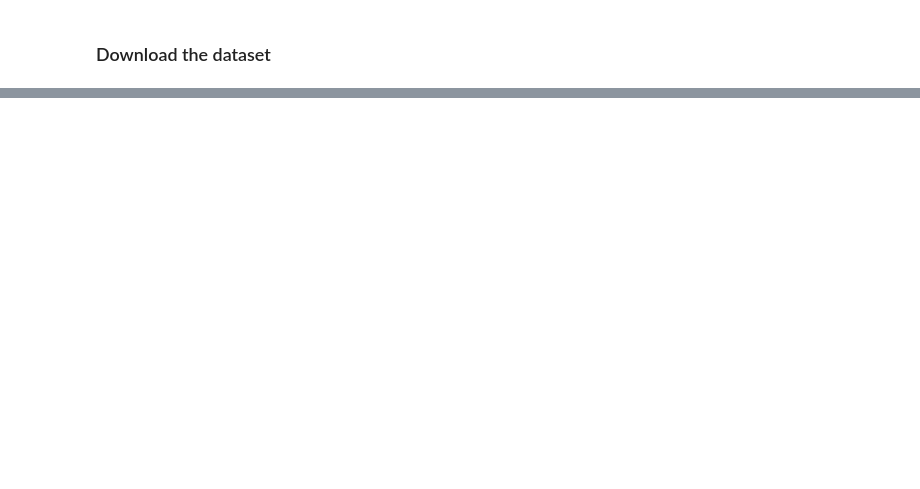
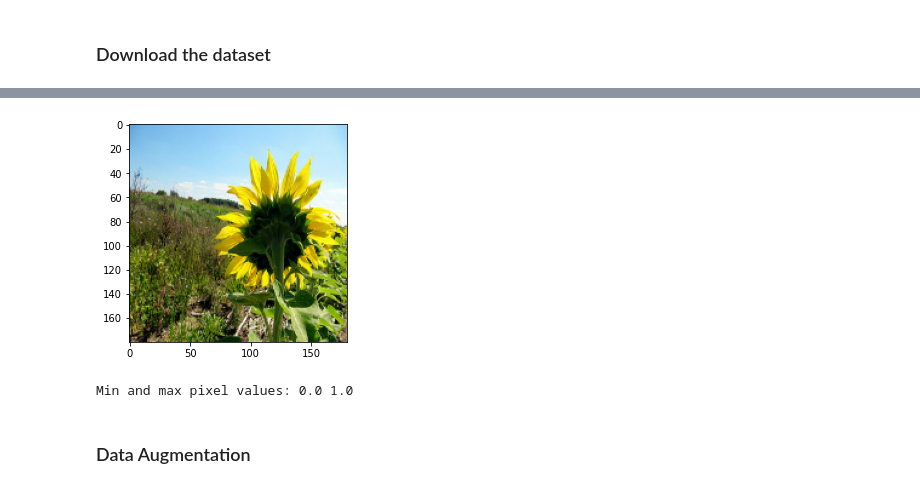
Before and after one commit to jhhan0/machine-learning, a Jupyter notebook: Tensorflow_Tutorials/tensorflow_keras_data_augmentation.ipynb, the cells around one changed output, grey strips where cells are left out. Cells and saved outputs as stored; diff of their text form; code cells hidden in the pictures; blank space fills up the shorter version.

```diff
--- a/Tensorflow_Tutorials/tensorflow_keras_data_augmentation.ipynb
+++ b/Tensorflow_Tutorials/tensorflow_keras_data_augmentation.ipynb
@@ -17,0 +42,7 @@ TensorFlow version: 2.9.1
+# %%
+img_size = 180
+
+resize_and_rescale = tf.keras.Sequential([
+    tf.keras.layers.Resizing(img_size, img_size),
+    tf.keras.layers.Rescaling(1./255)
+])
@@ -17,0 +60,12 @@ TensorFlow version: 2.9.1
+# %%
+result = resize_and_rescale(image)
+plt.figure()
+plt.imshow(result)
+plt.show()
+
+print("Min and max pixel values:", result.numpy().min(), result.numpy().max())
+# %% [output]
+[figure, added]
+Min and max pixel values: 0.0 1.0
+# %% [markdown]
+### Data Augmentation
```
Also changed, not shown: parts of 8 cells of this notebook.
